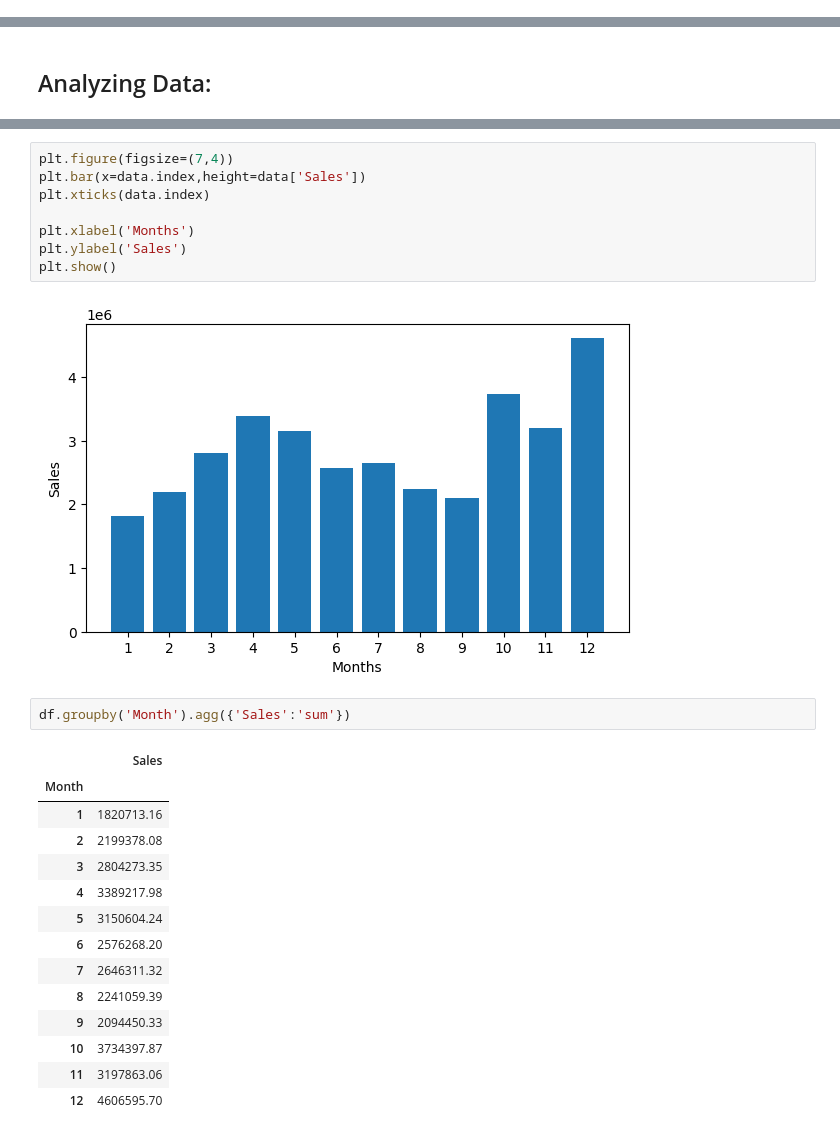
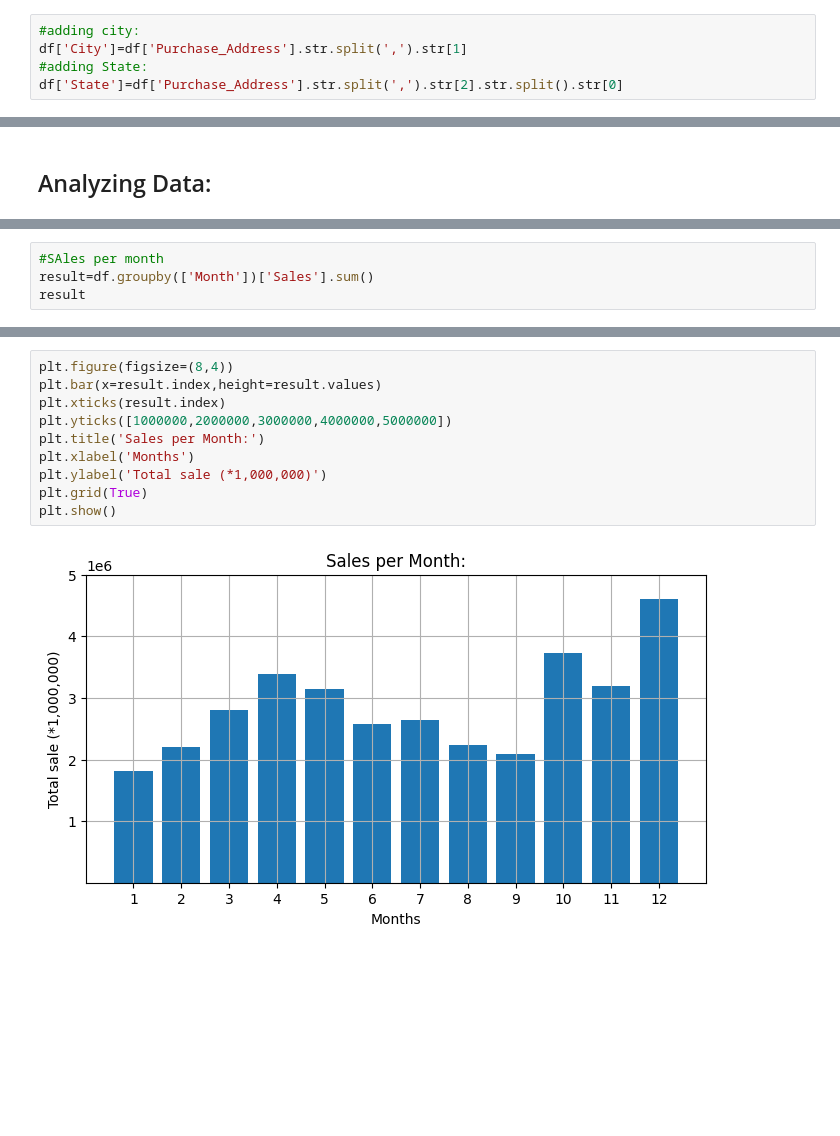
Before and after one commit to MiladAraji/Sale-Data-Analysis, a Jupyter notebook: Project.ipynb, the cells around one changed output, grey strips where cells are left out. Saved outputs shown, nothing was run; the diff lists cells and outputs as text; blank space fills up the shorter version.

Commit message:
-Add new plots 20230913

```diff
--- a/Project.ipynb
+++ b/Project.ipynb
@@ -113,4 +115,9 @@ df['Sales']=df['Quantity_Ordered']*df['Price_Each']
 df['Month']=df['Order_Date'].dt.month.astype('int')
+# %%
+#adding city:
+df['City']=df['Purchase_Address'].str.split(',').str[1]
+#adding State:
+df['State']=df['Purchase_Address'].str.split(',').str[2].str.split().str[0]
 # %%
 display(df.dtypes)
 df.head()
@@ -152,0 +146,4 @@ data
+# %%
+#SAles per month
+result=df.groupby(['Month'])['Sales'].sum()
+result
@@ -153,27 +165,12 @@ data
 # %%
-plt.figure(figsize=(7,4))
-plt.bar(x=data.index,height=data['Sales'])
-plt.xticks(data.index)
-
+plt.figure(figsize=(8,4))
+plt.bar(x=result.index,height=result.values)
+plt.xticks(result.index)
+plt.yticks([1000000,2000000,3000000,4000000,5000000])
+plt.title('Sales per Month:')
 plt.xlabel('Months')
-plt.ylabel('Sales')
+plt.ylabel('Total sale (*1,000,000)')
+plt.grid(True)
 plt.show()
 # %% [output]
-[figure, old version]
+[figure, new version]
-# %%
-df.groupby('Month').agg({'Sales':'sum'})
-# %% [output]
-|  | Sales |
-| Month |  |
-| 1 | 1820713.16 |
-| 2 | 2199378.08 |
-| 3 | 2804273.35 |
-| 4 | 3389217.98 |
-| 5 | 3150604.24 |
-| 6 | 2576268.20 |
-| 7 | 2646311.32 |
-| 8 | 2241059.39 |
-| 9 | 2094450.33 |
-| 10 | 3734397.87 |
-| 11 | 3197863.06 |
-| 12 | 4606595.70 |
```
Also changed, not shown: parts of 12 cells of this notebook.
